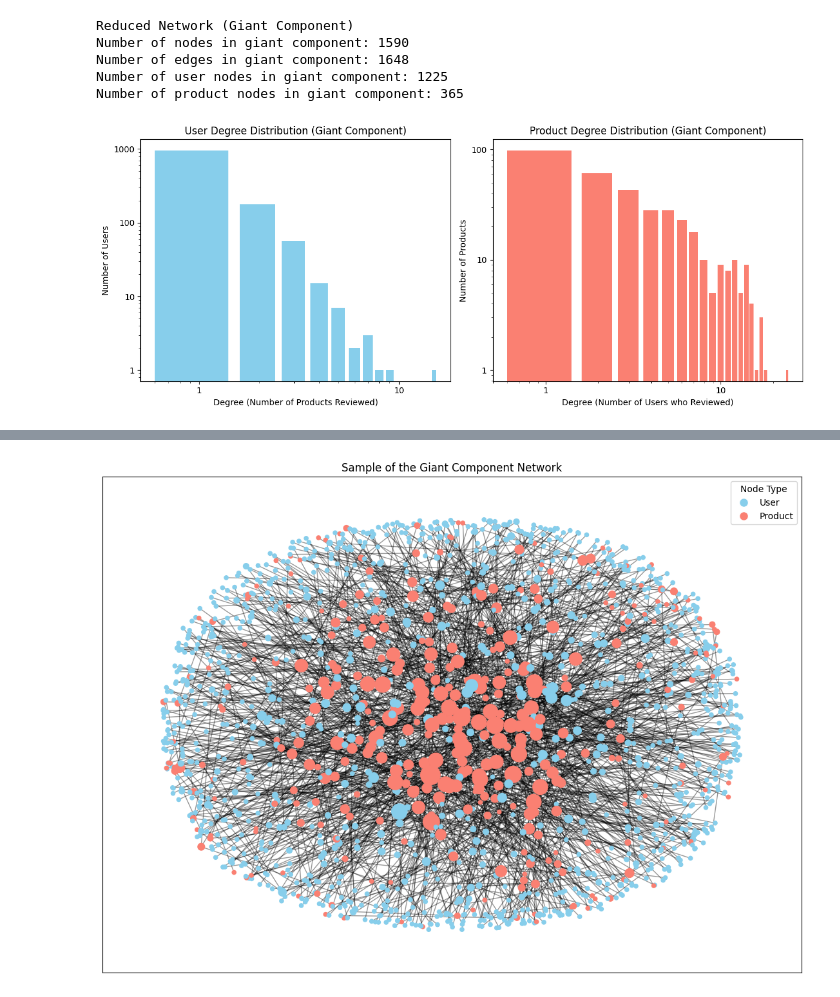
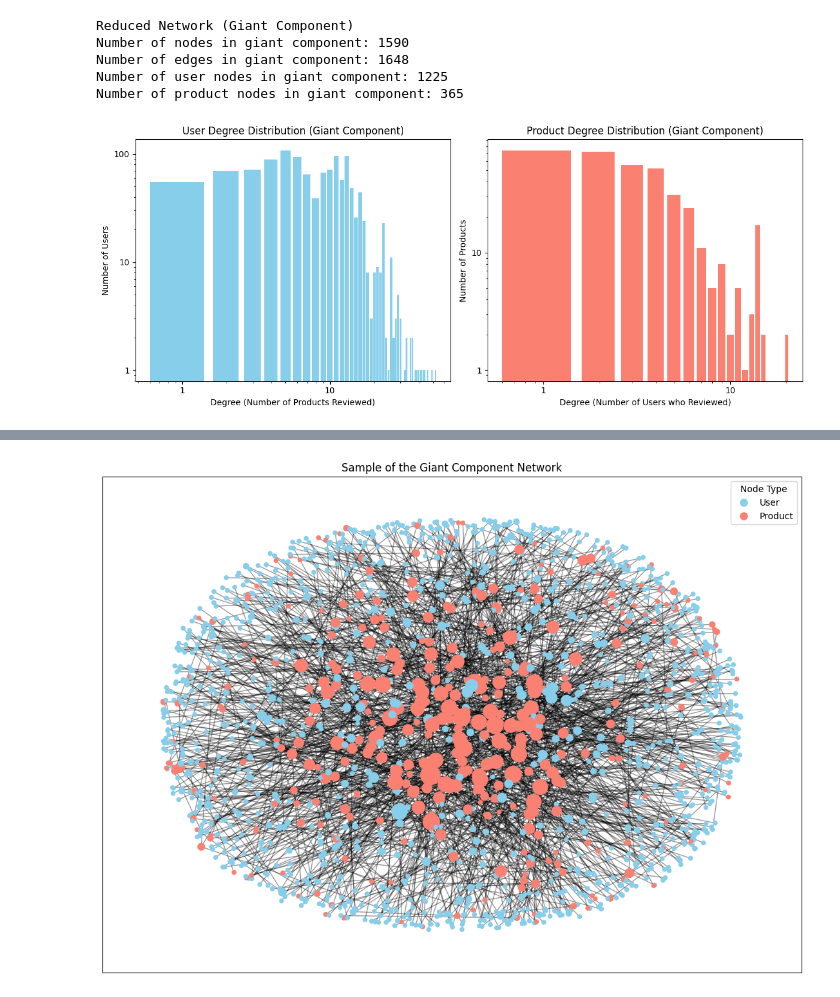
Before and after one commit to lucasweyrich958/DATA620, a Jupyter notebook: Project 2.ipynb, the cells around one changed output, grey strips where cells are left out. Cells and saved outputs as stored; diff of their text form; code cells hidden in the pictures.

Commit message:
Updated Project 2 file from Colab

```diff
--- a/Project 2.ipynb
+++ b/Project 2.ipynb
@@ -89,6 +90,10 @@ giant_user_nodes = {n for n, d in B_giant.nodes(data=True) if d['bipartite']==0}
 giant_product_nodes = {n for n, d in B_giant.nodes(data=True) if d['bipartite']==1}
 print(f"Number of user nodes in giant component: {len(giant_user_nodes)}")
 print(f"Number of product nodes in giant component: {len(giant_product_nodes)}")
+
+#create separate user & product networks
+user_projection = bipartite.projected_graph(B_giant, giant_user_nodes)
+product_projection = bipartite.projected_graph(B_giant, giant_product_nodes)
 # %% [output]
 Reduced Network (Giant Component)
 Number of nodes in giant component: 1590
@@ -97,34 +102,34 @@ Number of user nodes in giant component: 1225
 Number of product nodes in giant component: 365
 # %%
 #Calculate degrees for each partition
-user_degrees = [d for n, d in B_giant.degree() if n in giant_user_nodes]
-product_degrees = [d for n, d in B_giant.degree() if n in giant_product_nodes]
+user_degrees = [d for n, d in user_projection.degree()]
+product_degrees = [d for n, d in product_projection.degree()]
 
 #Plot Degree Distribution for Users
 plt.figure(figsize=(12, 5))
 plt.subplot(1, 2, 1)
 plt.hist(user_degrees, bins=range(1, max(user_degrees) + 2), align='left', rwidth=0.8, color='skyblue')
 plt.title('User Degree Distribution (Giant Component)')
 plt.xlabel('Degree (Number of Products Reviewed)')
 plt.ylabel('Number of Users')
 plt.xscale('log')
 plt.yscale('log')
 plt.gca().xaxis.set_major_formatter(ticker.FuncFormatter(lambda x, _: f'{int(x)}' if x >= 1 else ''))
 plt.gca().yaxis.set_major_formatter(ticker.FuncFormatter(lambda y, _: f'{int(y)}' if y >= 1 else ''))
 
 #Plot Degree Distribution for Products
 plt.subplot(1, 2, 2)
 plt.hist(product_degrees, bins=range(1, max(product_degrees) + 2), align='left', rwidth=0.8, color='salmon')
 plt.title('Product Degree Distribution (Giant Component)')
 plt.xlabel('Degree (Number of Users who Reviewed)')
 plt.ylabel('Number of Products')
 plt.xscale('log')
 plt.yscale('log')
 plt.gca().xaxis.set_major_formatter(ticker.FuncFormatter(lambda x, _: f'{int(x)}' if x >= 1 else ''))
 plt.gca().yaxis.set_major_formatter(ticker.FuncFormatter(lambda y, _: f'{int(y)}' if y >= 1 else ''))
 
 plt.tight_layout()
 plt.show()
 # %% [output]
-[figure, old version]
+[figure, new version]
 # %% [markdown]
```
Also changed, not shown: parts of 5 cells of this notebook.
